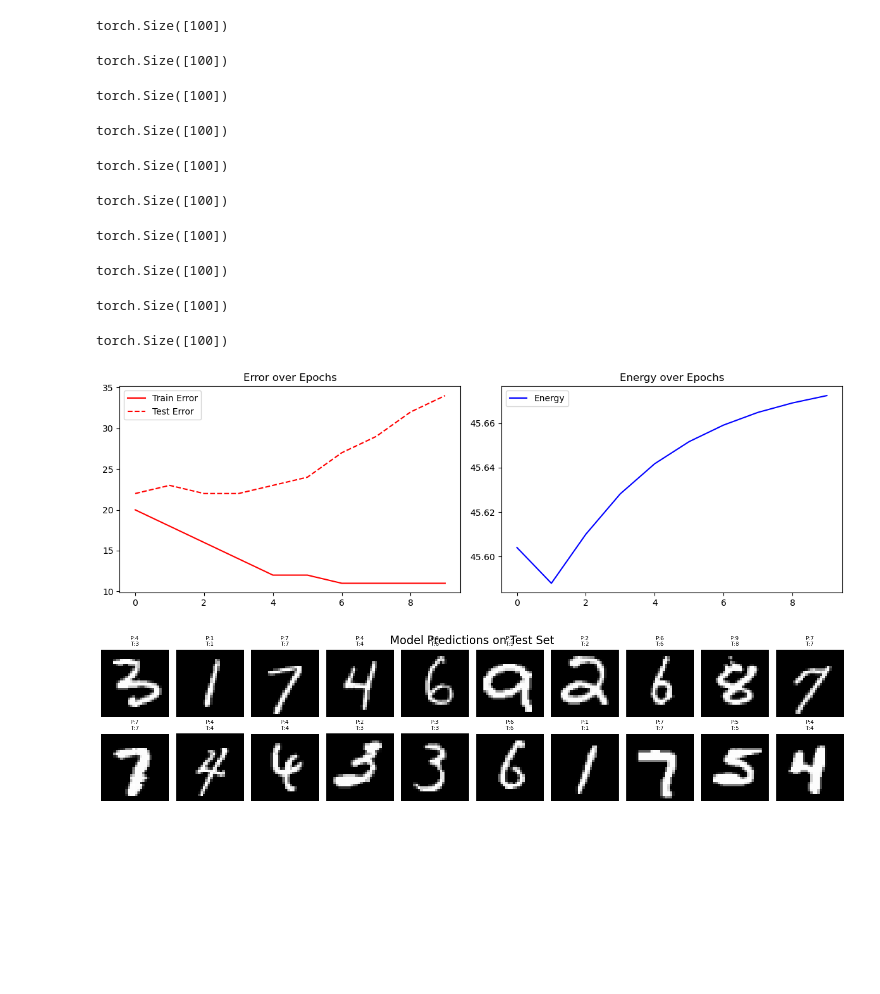
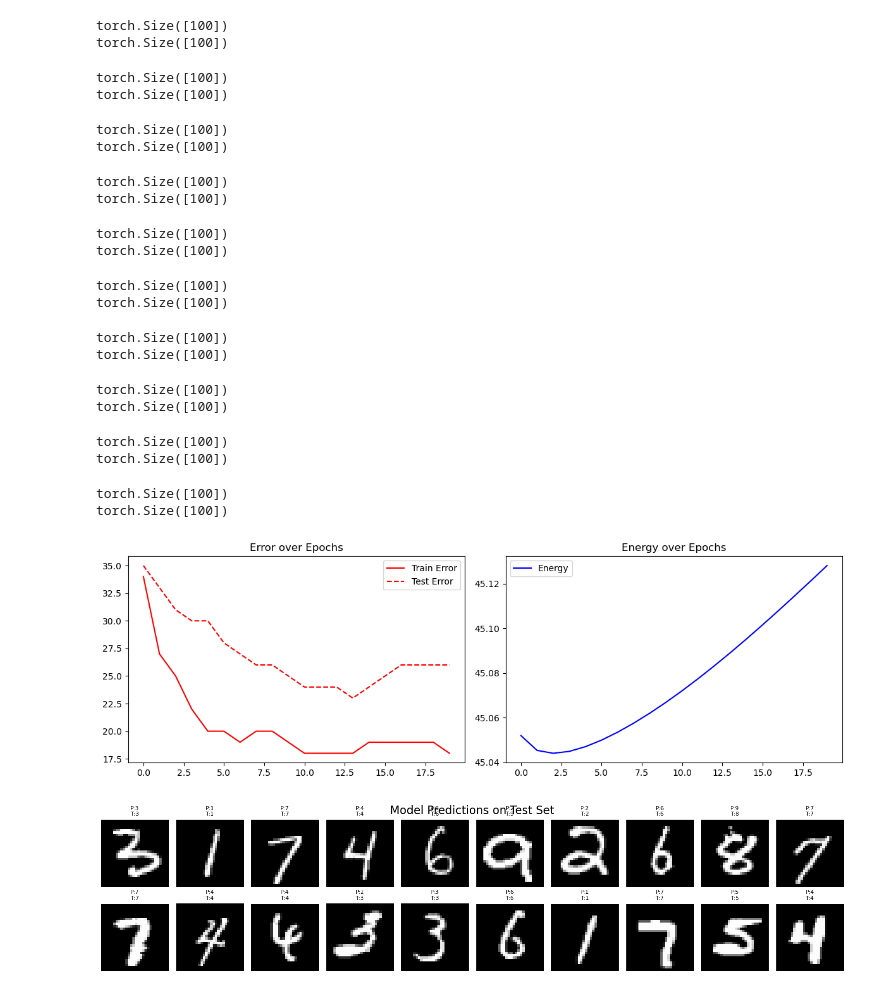
Before and after one commit to CRIS-Lab-2025/energy-based-models, a Jupyter notebook: betterdescentmaybe.ipynb, the cells around one changed output. Saved outputs shown, nothing was run; the diff lists cells and outputs as text; code cells hidden in the pictures; blank space fills up the shorter version.

```diff
--- a/betterdescentmaybe.ipynb
+++ b/betterdescentmaybe.ipynb
@@ -445,37 +445,47 @@ class ExternalWorld:
         self.x_test = torch.tensor(x_test[test_perm])
         self.y_test = torch.tensor(y_test[test_perm])
         self.size_dataset = len(self.x)
 
 
 
 
 
 
 
 
 mnist_net = Network("mnist", ExternalWorld(), {
-    "hidden_sizes": [500],
-    "n_epochs": 10,
+    "hidden_sizes": [20],
+    "n_epochs": 20,
     "batch_size": 100,
     "n_it_neg": 1,
     "n_it_pos": 1,
-    "alphas": [np.float32(0.1), np.float32(0.5), np.float32(0.4)],
+    "alphas": [np.float32(0.05), np.float32(0.02), np.float32(0.01)],
     "output_size": 10,
 })
 # Initialize and train
 train_net(mnist_net);
 # %% [output]
 torch.Size([100])
+torch.Size([100])
 torch.Size([100])
+torch.Size([100])
 torch.Size([100])
+torch.Size([100])
 torch.Size([100])
+torch.Size([100])
 torch.Size([100])
+torch.Size([100])
 torch.Size([100])
+torch.Size([100])
 torch.Size([100])
+torch.Size([100])
 torch.Size([100])
+torch.Size([100])
 torch.Size([100])
+torch.Size([100])
 torch.Size([100])
+torch.Size([100])
-[figure, old version]
+[figure, new version]
 # %%
 import matplotlib.pyplot as plt
 
```
Also changed, not shown: parts of 2 cells of this notebook.
